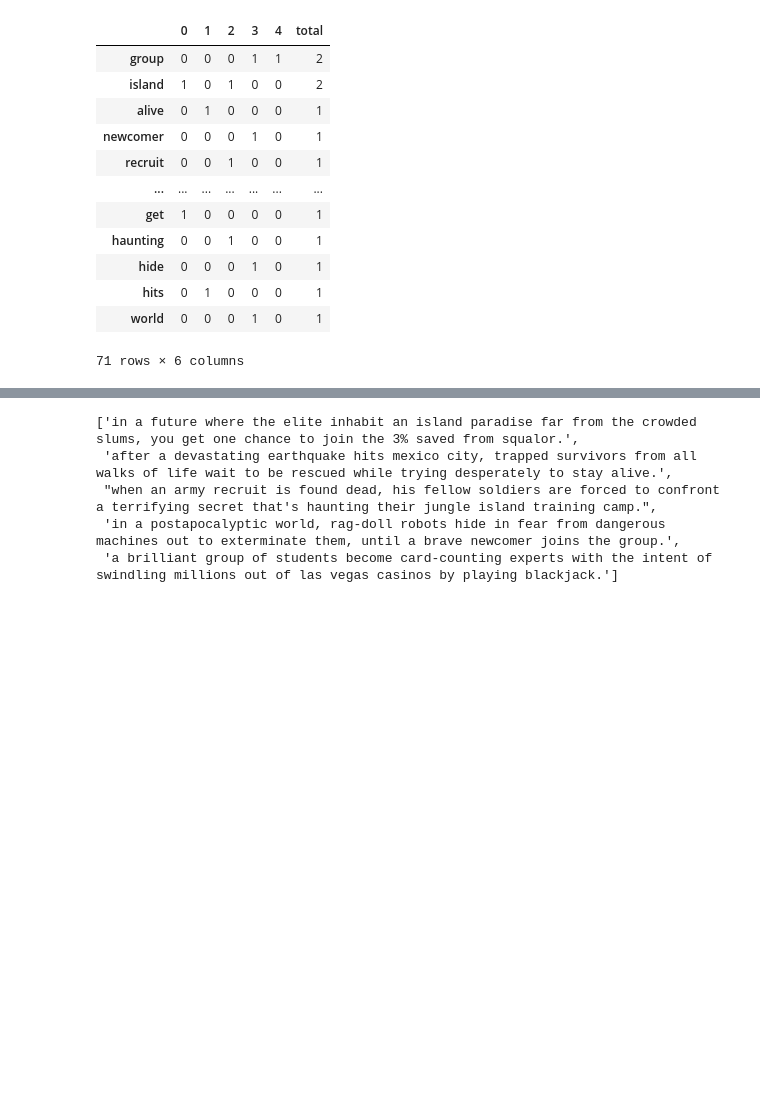
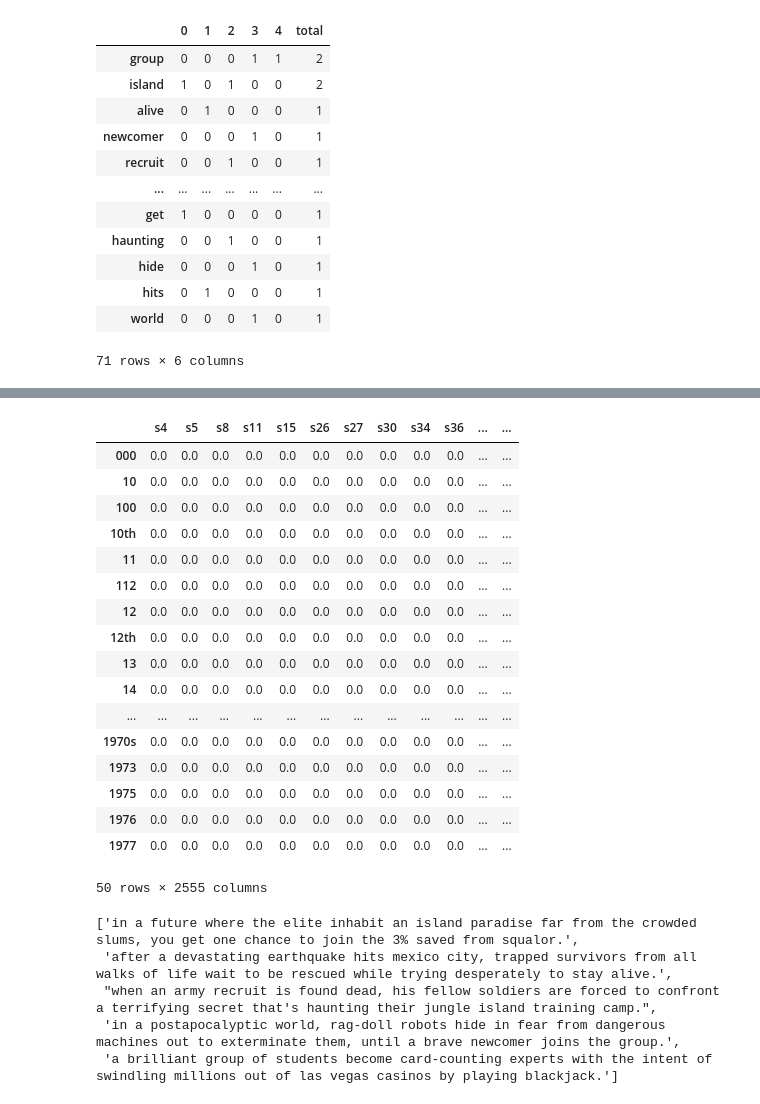
Before and after one commit to albert-ntiri/netflix, a Jupyter notebook: Netflix_EDA.ipynb, the cells around one changed output, grey strips where cells are left out. Cells and saved outputs as stored; diff of their text form; code cells hidden in the pictures; blank space fills up the shorter version.

```diff
--- a/Netflix_EDA.ipynb
+++ b/Netflix_EDA.ipynb
@@ -1272,3 +1316,25 @@ create_word_distribution(list(netflix.loc[netflix.country == 'United States', 'd
+# %%
+create_word_distribution(netflix.loc[netflix.country == 'United States', 'description'],
+                         TfidfVectorizer).head(50)
+# %% [output]
+|  | s4 | s5 | s8 | s11 | s15 | s26 | s27 | s30 | s34 | s36 | ... | ... |
+| 000 | 0.0 | 0.0 | 0.0 | 0.0 | 0.0 | 0.0 | 0.0 | 0.0 | 0.0 | 0.0 | ... | ... |
+| 10 | 0.0 | 0.0 | 0.0 | 0.0 | 0.0 | 0.0 | 0.0 | 0.0 | 0.0 | 0.0 | ... | ... |
+| 100 | 0.0 | 0.0 | 0.0 | 0.0 | 0.0 | 0.0 | 0.0 | 0.0 | 0.0 | 0.0 | ... | ... |
+| 10th | 0.0 | 0.0 | 0.0 | 0.0 | 0.0 | 0.0 | 0.0 | 0.0 | 0.0 | 0.0 | ... | ... |
+| 11 | 0.0 | 0.0 | 0.0 | 0.0 | 0.0 | 0.0 | 0.0 | 0.0 | 0.0 | 0.0 | ... | ... |
+| 112 | 0.0 | 0.0 | 0.0 | 0.0 | 0.0 | 0.0 | 0.0 | 0.0 | 0.0 | 0.0 | ... | ... |
+| 12 | 0.0 | 0.0 | 0.0 | 0.0 | 0.0 | 0.0 | 0.0 | 0.0 | 0.0 | 0.0 | ... | ... |
+| 12th | 0.0 | 0.0 | 0.0 | 0.0 | 0.0 | 0.0 | 0.0 | 0.0 | 0.0 | 0.0 | ... | ... |
+| 13 | 0.0 | 0.0 | 0.0 | 0.0 | 0.0 | 0.0 | 0.0 | 0.0 | 0.0 | 0.0 | ... | ... |
+| 14 | 0.0 | 0.0 | 0.0 | 0.0 | 0.0 | 0.0 | 0.0 | 0.0 | 0.0 | 0.0 | ... | ... |
+| ... | ... | ... | ... | ... | ... | ... | ... | ... | ... | ... | ... | ... |
+| 1970s | 0.0 | 0.0 | 0.0 | 0.0 | 0.0 | 0.0 | 0.0 | 0.0 | 0.0 | 0.0 | ... | ... |
+| 1973 | 0.0 | 0.0 | 0.0 | 0.0 | 0.0 | 0.0 | 0.0 | 0.0 | 0.0 | 0.0 | ... | ... |
+| 1975 | 0.0 | 0.0 | 0.0 | 0.0 | 0.0 | 0.0 | 0.0 | 0.0 | 0.0 | 0.0 | ... | ... |
+| 1976 | 0.0 | 0.0 | 0.0 | 0.0 | 0.0 | 0.0 | 0.0 | 0.0 | 0.0 | 0.0 | ... | ... |
+| 1977 | 0.0 | 0.0 | 0.0 | 0.0 | 0.0 | 0.0 | 0.0 | 0.0 | 0.0 | 0.0 | ... | ... |
+50 rows × 2555 columns
 # %%
 def lowercase_doc(documents):
     documents_remix = []
```
Also changed, not shown: parts of 14 cells of this notebook.
